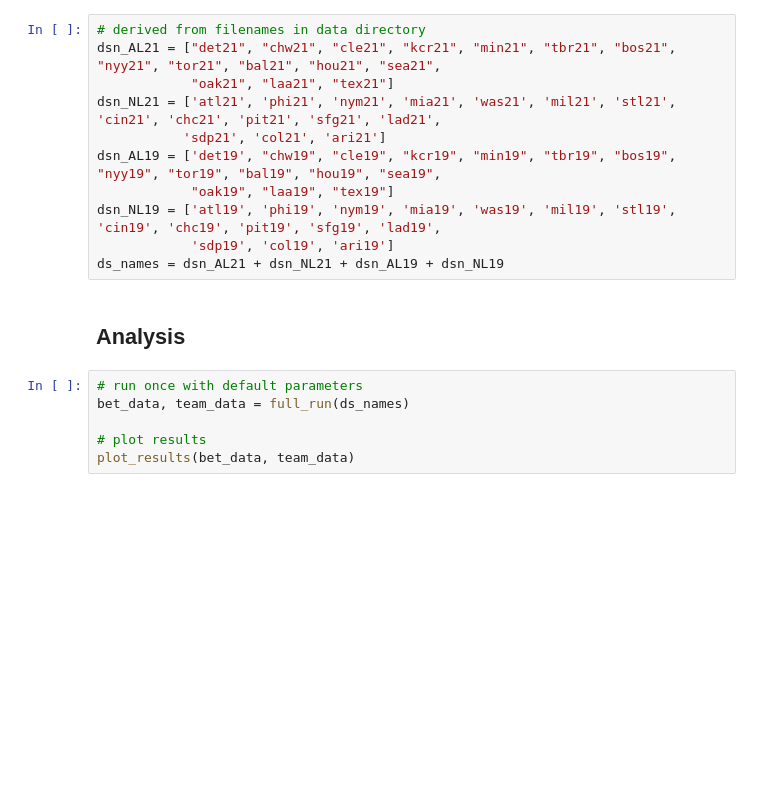
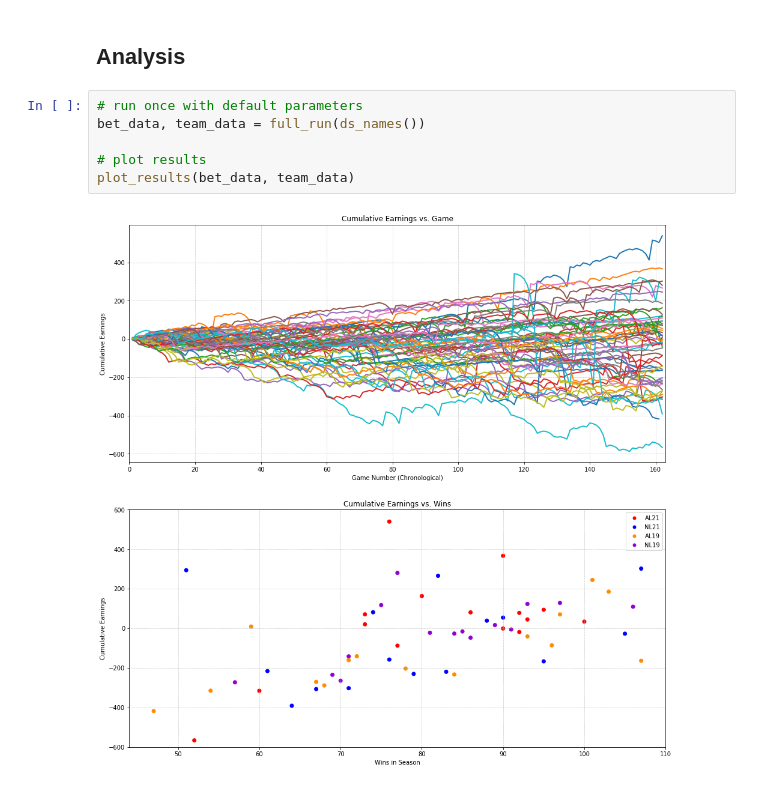
Before and after one commit to ebmorelli/martingale, a Jupyter notebook: martingale_0.ipynb, the cells around one changed output. Saved outputs shown, nothing was run; the diff lists cells and outputs as text; blank space fills up the shorter version.

```diff
--- a/martingale_0.ipynb
+++ b/martingale_0.ipynb
@@ -220,22 +45,13 @@ def param_boxplot(df, x, y):
-# %%
-# derived from filenames in data directory
-dsn_AL21 = ["det21", "chw21", "cle21", "kcr21", "min21", "tbr21", "bos21", "nyy21", "tor21", "bal21", "hou21", "sea21",
-            "oak21", "laa21", "tex21"]
-dsn_NL21 = ['atl21', 'phi21', 'nym21', 'mia21', 'was21', 'mil21', 'stl21', 'cin21', 'chc21', 'pit21', 'sfg21', 'lad21',
-           'sdp21', 'col21', 'ari21']
-dsn_AL19 = ['det19', "chw19", "cle19", "kcr19", "min19", "tbr19", "bos19", "nyy19", "tor19", "bal19", "hou19", "sea19",
-            "oak19", "laa19", "tex19"]
-dsn_NL19 = ['atl19', 'phi19', 'nym19', 'mia19', 'was19', 'mil19', 'stl19', 'cin19', 'chc19', 'pit19', 'sfg19', 'lad19',
-            'sdp19', 'col19', 'ari19']
-ds_names = dsn_AL21 + dsn_NL21 + dsn_AL19 + dsn_NL19
 # %% [markdown]
 ## Analysis
 # %%
 # run once with default parameters
-bet_data, team_data = full_run(ds_names)
+bet_data, team_data = full_run(ds_names())
 
 # plot results
 plot_results(bet_data, team_data)
+# %% [output]
+[figure, added]
 # %%
 # grid search
 params = {'base_bet': [2, 5, 10, 20],
```
Also changed, not shown: parts of 7 cells of this notebook, 1 other file.
